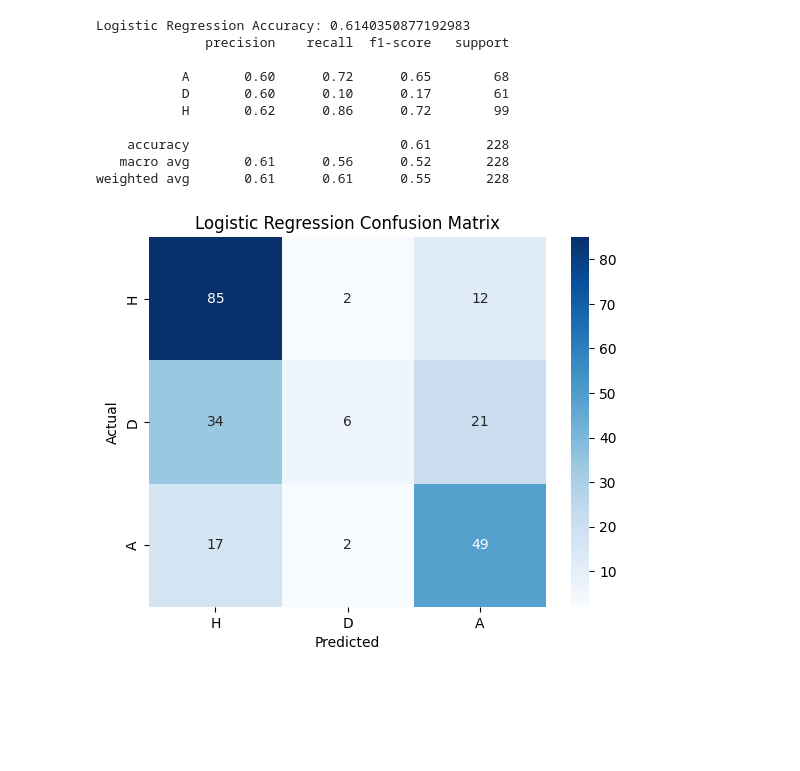
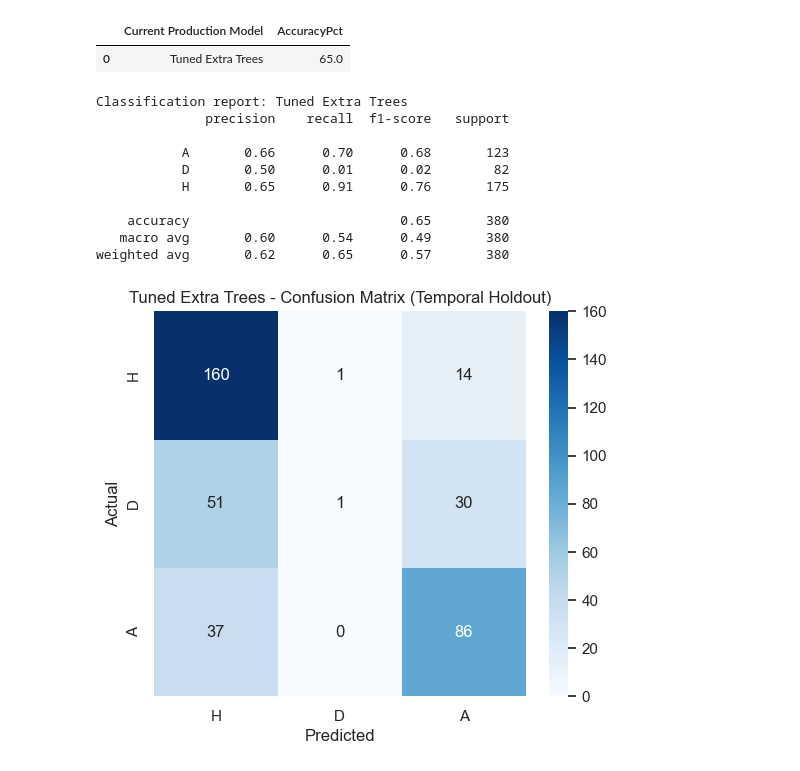
Before and after one commit to alemoscardo/ml-football-predictions, a Jupyter notebook: notebooks/01_data_exploration.ipynb, the cells around one changed output. Drawn from its saved outputs; the diff is of its cells as text; code cells hidden in the pictures; blank space fills up the shorter version.

Commit message:
feat: upgrade EPL prediction pipeline to tuned ExtraTrees (65% temporal holdout)

```diff
--- a/notebooks/01_data_exploration.ipynb
+++ b/notebooks/01_data_exploration.ipynb
@@ -103,0 +22,9 @@ LogisticRegression(max_iter=1000)
+# %%
+raw_matches = load_raw_matches()
+matches = prepare_matches_dataframe(raw_matches)
+
+print(f'Rows: {len(matches)}')
+print(f'Columns: {len(matches.columns)}')
+print('Season files:', sorted(matches['SeasonFile'].unique().tolist()))
+
+matches[['SeasonFile', 'HomeTeam', 'AwayTeam', 'Result']].head()
@@ -104,28 +81,43 @@ LogisticRegression(max_iter=1000)
+# %%
+_, _, tuned_extra_trees = build_models()
+
+tuned_extra_trees.fit(train_df[MODEL_FEATURES], train_df['Result'])
+et_pred = tuned_extra_trees.predict(test_df[MODEL_FEATURES])
+et_accuracy = accuracy_score(test_df['Result'], et_pred)
+
+summary = pd.DataFrame(
+    {
+        'Current Production Model': ['Tuned Extra Trees'],
+        'AccuracyPct': [round(et_accuracy * 100, 2)],
+    }
+)
+summary
+# %% [output]
+|  | Current Production Model | AccuracyPct |
+| 0 | Tuned Extra Trees | 65.0 |
+# %%
+print('Classification report: Tuned Extra Trees')
+print(classification_report(test_df['Result'], et_pred))
+# %% [output]
+Classification report: Tuned Extra Trees
+              precision    recall  f1-score   support
+
+           A       0.66      0.70      0.68       123
+           D       0.50      0.01      0.02        82
+           H       0.65      0.91      0.76       175
+
+    accuracy                           0.65       380
+   macro avg       0.60      0.54      0.49       380
+weighted avg       0.62      0.65      0.57       380
 # %%
-labels = ['H', 'D', 'A']  # Home Win, Draw, Away Win
+labels = ['H', 'D', 'A']
+cm = confusion_matrix(test_df['Result'], et_pred, labels=labels)
 
-
-y_pred = model.predict(X_test)
-
-print("Logistic Regression Accuracy:", accuracy_score(y_test, y_pred))
-print(classification_report(y_test, y_pred))
-
-cm = confusion_matrix(y_test, y_pred, labels=labels)
-sns.heatmap(cm, annot=True, fmt='d', cmap='Blues',
-            xticklabels=labels, yticklabels=labels)
-plt.xlabel("Predicted")
-plt.ylabel("Actual")
-plt.title("Logistic Regression Confusion Matrix")
+plt.figure(figsize=(6, 5))
+sns.heatmap(cm, annot=True, fmt='d', cmap='Blues', xticklabels=labels, yticklabels=labels)
+plt.title('Tuned Extra Trees - Confusion Matrix (Temporal Holdout)')
+plt.xlabel('Predicted')
+plt.ylabel('Actual')
 plt.show()
 # %% [output]
-Logistic Regression Accuracy: 0.6140350877192983
-              precision    recall  f1-score   support
-
-           A       0.60      0.72      0.65        68
-           D       0.60      0.10      0.17        61
-           H       0.62      0.86      0.72        99
-
-    accuracy                           0.61       228
-   macro avg       0.61      0.56      0.52       228
-weighted avg       0.61      0.61      0.55       228
-[figure, old version]
+[figure, new version]
```
Also changed, not shown: parts of 21 cells of this notebook, 8 other files.
